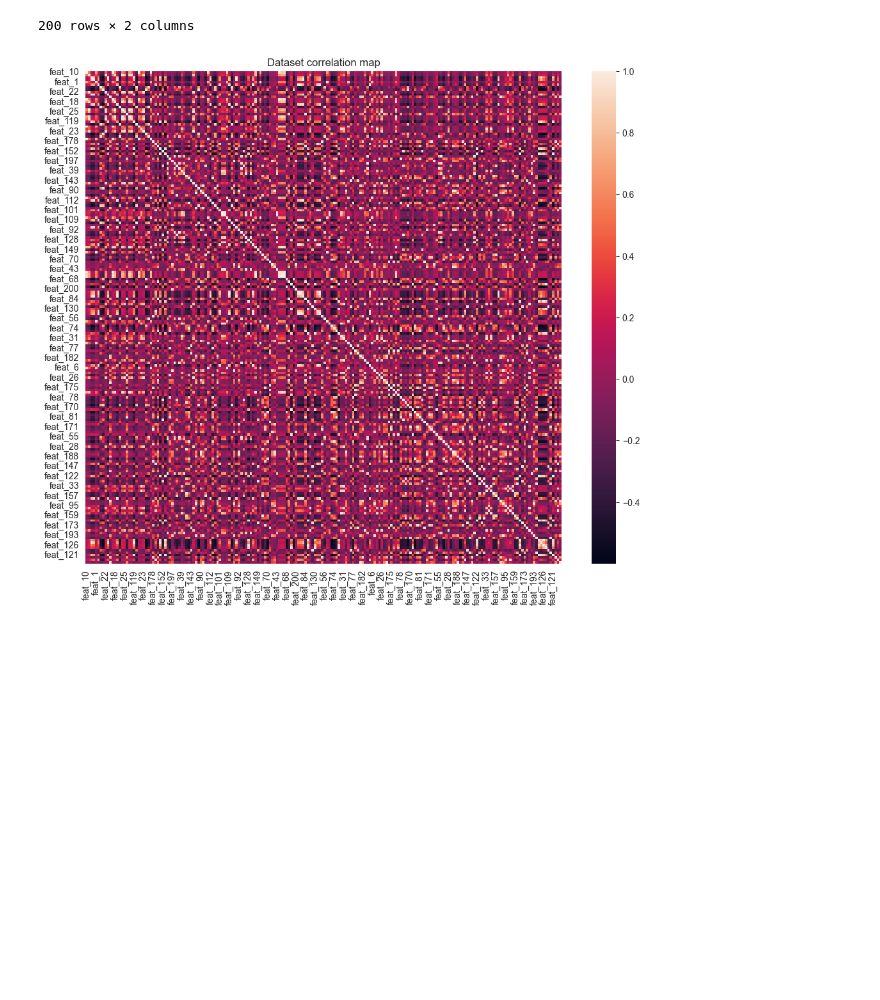
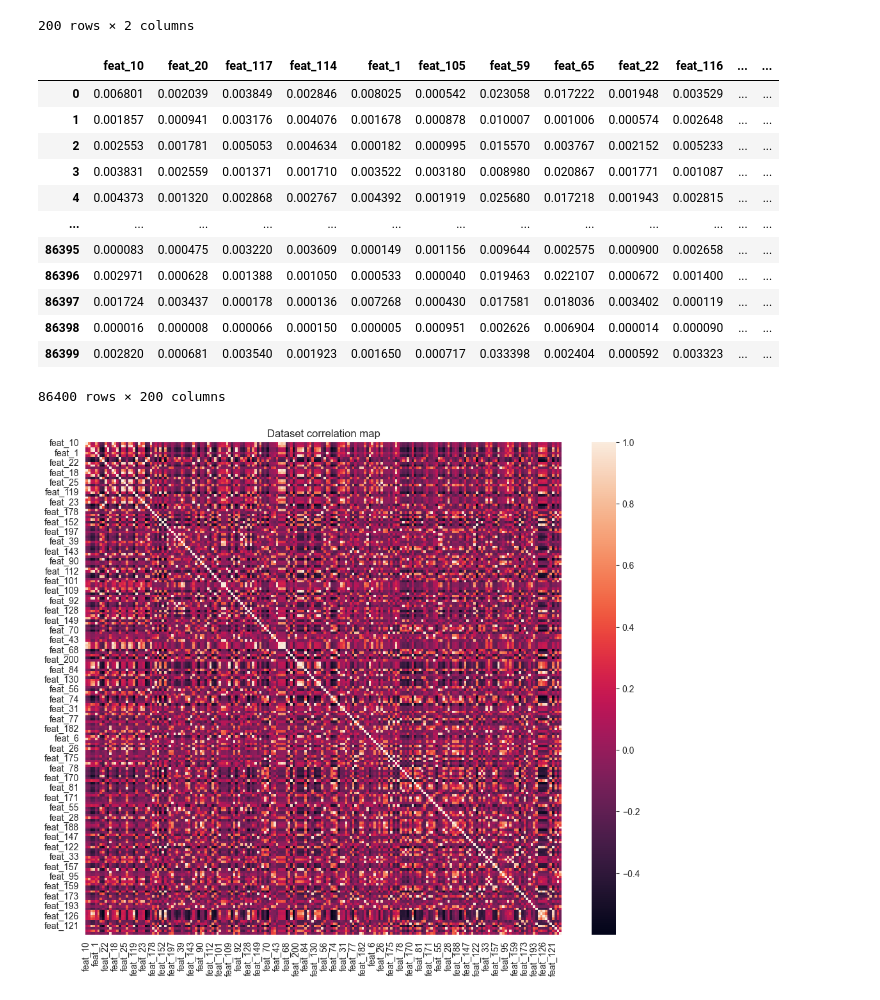
Before and after one commit to marcell-nemeth/dde, a Jupyter notebook: notebooks/drift_score_correlation_insect.ipynb, the cells around one changed output. Saved outputs shown, nothing was run; the diff lists cells and outputs as text; code cells hidden in the pictures; blank space fills up the shorter version.

```diff
--- a/notebooks/drift_score_correlation_insect.ipynb
+++ b/notebooks/drift_score_correlation_insect.ipynb
@@ -144,6 +144,22 @@ column_mapping_adult = {
 CT_dataset = Dataset(
     full_df=full_df_reduced, column_mapping=column_mapping_adult, window_size=1500 * 2, reference_size=1000
 )
+# %%
+CT_dataset.full_df
+# %% [output]
+|  | feat_10 | feat_20 | feat_117 | feat_114 | feat_1 | feat_105 | feat_59 | feat_65 | feat_22 | feat_116 | ... | ... |
+| 0 | 0.006801 | 0.002039 | 0.003849 | 0.002846 | 0.008025 | 0.000542 | 0.023058 | 0.017222 | 0.001948 | 0.003529 | ... | ... |
+| 1 | 0.001857 | 0.000941 | 0.003176 | 0.004076 | 0.001678 | 0.000878 | 0.010007 | 0.001006 | 0.000574 | 0.002648 | ... | ... |
+| 2 | 0.002553 | 0.001781 | 0.005053 | 0.004634 | 0.000182 | 0.000995 | 0.015570 | 0.003767 | 0.002152 | 0.005233 | ... | ... |
+| 3 | 0.003831 | 0.002559 | 0.001371 | 0.001710 | 0.003522 | 0.003180 | 0.008980 | 0.020867 | 0.001771 | 0.001087 | ... | ... |
+| 4 | 0.004373 | 0.001320 | 0.002868 | 0.002767 | 0.004392 | 0.001919 | 0.025680 | 0.017218 | 0.001943 | 0.002815 | ... | ... |
+| ... | ... | ... | ... | ... | ... | ... | ... | ... | ... | ... | ... | ... |
+| 86395 | 0.000083 | 0.000475 | 0.003220 | 0.003609 | 0.000149 | 0.001156 | 0.009644 | 0.002575 | 0.000900 | 0.002658 | ... | ... |
+| 86396 | 0.002971 | 0.000628 | 0.001388 | 0.001050 | 0.000533 | 0.000040 | 0.019463 | 0.022107 | 0.000672 | 0.001400 | ... | ... |
+| 86397 | 0.001724 | 0.003437 | 0.000178 | 0.000136 | 0.007268 | 0.000430 | 0.017581 | 0.018036 | 0.003402 | 0.000119 | ... | ... |
+| 86398 | 0.000016 | 0.000008 | 0.000066 | 0.000150 | 0.000005 | 0.000951 | 0.002626 | 0.006904 | 0.000014 | 0.000090 | ... | ... |
+| 86399 | 0.002820 | 0.000681 | 0.003540 | 0.001923 | 0.001650 | 0.000717 | 0.033398 | 0.002404 | 0.000592 | 0.003323 | ... | ... |
+86400 rows × 200 columns
 # %%
 plt.figure(figsize=(12,10))
 sns.heatmap(CT_dataset.full_df.corr(), annot=False)
```
Also changed, not shown: parts of 33 cells of this notebook.
